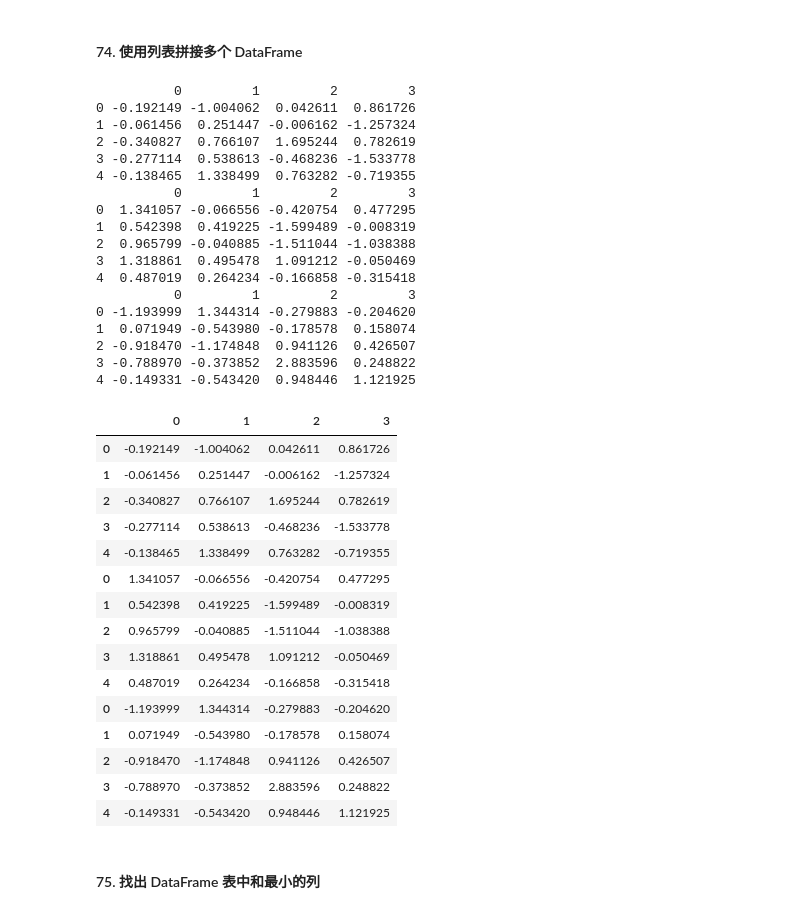
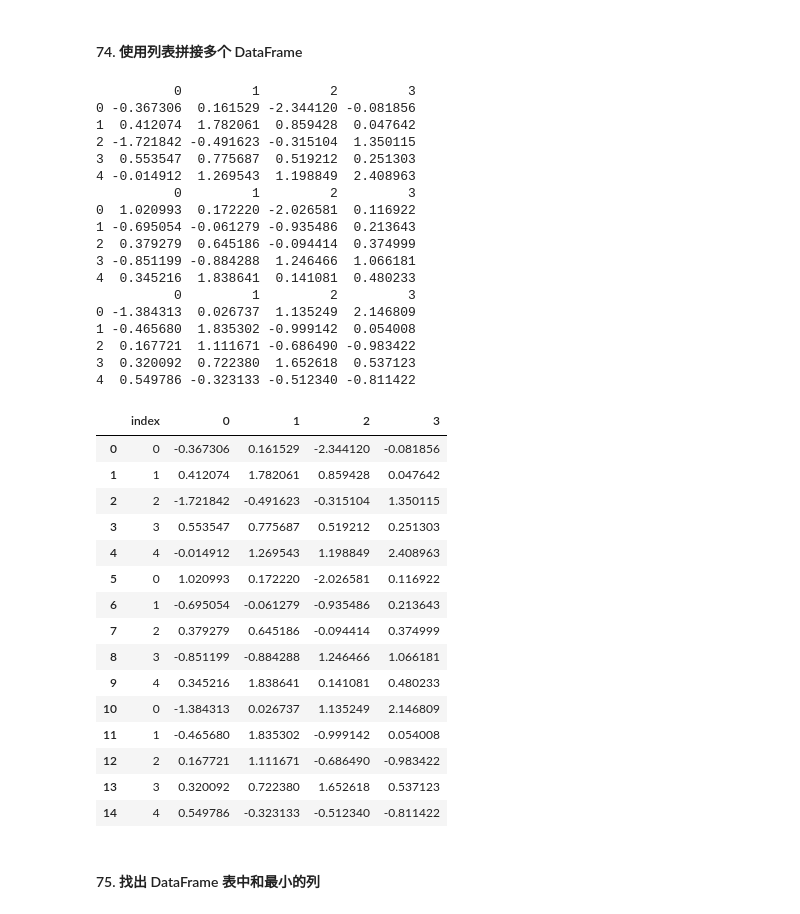
Before and after one commit to neverwell/Machine-Learning-Cook, a Jupyter notebook: 01-Jupyter-Notebook-Pandas-Numpy-and-Matplotlib/03-Pandas/03-Pandas.ipynb, the cells around one changed output. Cells and saved outputs as stored; diff of their text form; code cells hidden in the pictures.

```diff
--- a/01-Jupyter-Notebook-Pandas-Numpy-and-Matplotlib/03-Pandas/03-Pandas.ipynb
+++ b/01-Jupyter-Notebook-Pandas-Numpy-and-Matplotlib/03-Pandas/03-Pandas.ipynb
@@ -1159,49 +1174,49 @@ df4.groupby('animal').sum()
 # %%
 temp_df1 = pd.DataFrame(np.random.randn(5, 4)) # 生成由随机数组成的 DataFrame 1
 temp_df2 = pd.DataFrame(np.random.randn(5, 4)) # 生成由随机数组成的 DataFrame 2
 temp_df3 = pd.DataFrame(np.random.randn(5, 4)) # 生成由随机数组成的 DataFrame 3
 
 print(temp_df1)
 print(temp_df2)
 print(temp_df3)
 
 pieces = [temp_df1,temp_df2,temp_df3]
-pd.concat(pieces)
+pd.concat(pieces).reset_index()
 # %% [output]
           0         1         2         3
-0 -0.192149 -1.004062  0.042611  0.861726
-1 -0.061456  0.251447 -0.006162 -1.257324
-2 -0.340827  0.766107  1.695244  0.782619
-3 -0.277114  0.538613 -0.468236 -1.533778
-4 -0.138465  1.338499  0.763282 -0.719355
+0 -0.367306  0.161529 -2.344120 -0.081856
+1  0.412074  1.782061  0.859428  0.047642
+2 -1.721842 -0.491623 -0.315104  1.350115
+3  0.553547  0.775687  0.519212  0.251303
+4 -0.014912  1.269543  1.198849  2.408963
           0         1         2         3
-0  1.341057 -0.066556 -0.420754  0.477295
-1  0.542398  0.419225 -1.599489 -0.008319
-2  0.965799 -0.040885 -1.511044 -1.038388
-3  1.318861  0.495478  1.091212 -0.050469
-4  0.487019  0.264234 -0.166858 -0.315418
+0  1.020993  0.172220 -2.026581  0.116922
+1 -0.695054 -0.061279 -0.935486  0.213643
+2  0.379279  0.645186 -0.094414  0.374999
+3 -0.851199 -0.884288  1.246466  1.066181
+4  0.345216  1.838641  0.141081  0.480233
           0         1         2         3
-0 -1.193999  1.344314 -0.279883 -0.204620
-1  0.071949 -0.543980 -0.178578  0.158074
-2 -0.918470 -1.174848  0.941126  0.426507
-3 -0.788970 -0.373852  2.883596  0.248822
-4 -0.149331 -0.543420  0.948446  1.121925
+0 -1.384313  0.026737  1.135249  2.146809
+1 -0.465680  1.835302 -0.999142  0.054008
+2  0.167721  1.111671 -0.686490 -0.983422
+3  0.320092  0.722380  1.652618  0.537123
+4  0.549786 -0.323133 -0.512340 -0.811422
-|  | 0 | 1 | 2 | 3 |
-| 0 | -0.192149 | -1.004062 | 0.042611 | 0.861726 |
-| 1 | -0.061456 | 0.251447 | -0.006162 | -1.257324 |
-| 2 | -0.340827 | 0.766107 | 1.695244 | 0.782619 |
-| 3 | -0.277114 | 0.538613 | -0.468236 | -1.533778 |
-| 4 | -0.138465 | 1.338499 | 0.763282 | -0.719355 |
-| 0 | 1.341057 | -0.066556 | -0.420754 | 0.477295 |
-| 1 | 0.542398 | 0.419225 | -1.599489 | -0.008319 |
-| 2 | 0.965799 | -0.040885 | -1.511044 | -1.038388 |
-| 3 | 1.318861 | 0.495478 | 1.091212 | -0.050469 |
-| 4 | 0.487019 | 0.264234 | -0.166858 | -0.315418 |
-| 0 | -1.193999 | 1.344314 | -0.279883 | -0.204620 |
-| 1 | 0.071949 | -0.543980 | -0.178578 | 0.158074 |
-| 2 | -0.918470 | -1.174848 | 0.941126 | 0.426507 |
-| 3 | -0.788970 | -0.373852 | 2.883596 | 0.248822 |
-| 4 | -0.149331 | -0.543420 | 0.948446 | 1.121925 |
+|  | index | 0 | 1 | 2 | 3 |
+| 0 | 0 | -0.367306 | 0.161529 | -2.344120 | -0.081856 |
+| 1 | 1 | 0.412074 | 1.782061 | 0.859428 | 0.047642 |
+| 2 | 2 | -1.721842 | -0.491623 | -0.315104 | 1.350115 |
+| 3 | 3 | 0.553547 | 0.775687 | 0.519212 | 0.251303 |
+| 4 | 4 | -0.014912 | 1.269543 | 1.198849 | 2.408963 |
+| 5 | 0 | 1.020993 | 0.172220 | -2.026581 | 0.116922 |
+| 6 | 1 | -0.695054 | -0.061279 | -0.935486 | 0.213643 |
+| 7 | 2 | 0.379279 | 0.645186 | -0.094414 | 0.374999 |
+| 8 | 3 | -0.851199 | -0.884288 | 1.246466 | 1.066181 |
+| 9 | 4 | 0.345216 | 1.838641 | 0.141081 | 0.480233 |
+| 10 | 0 | -1.384313 | 0.026737 | 1.135249 | 2.146809 |
+| 11 | 1 | -0.465680 | 1.835302 | -0.999142 | 0.054008 |
+| 12 | 2 | 0.167721 | 1.111671 | -0.686490 | -0.983422 |
+| 13 | 3 | 0.320092 | 0.722380 | 1.652618 | 0.537123 |
+| 14 | 4 | 0.549786 | -0.323133 | -0.512340 | -0.811422 |
 # %% [markdown]
 #### 75. 找出 DataFrame 表中和最小的列
 # %%
```
Also changed, not shown: parts of 39 cells of this notebook, 8 other files.
